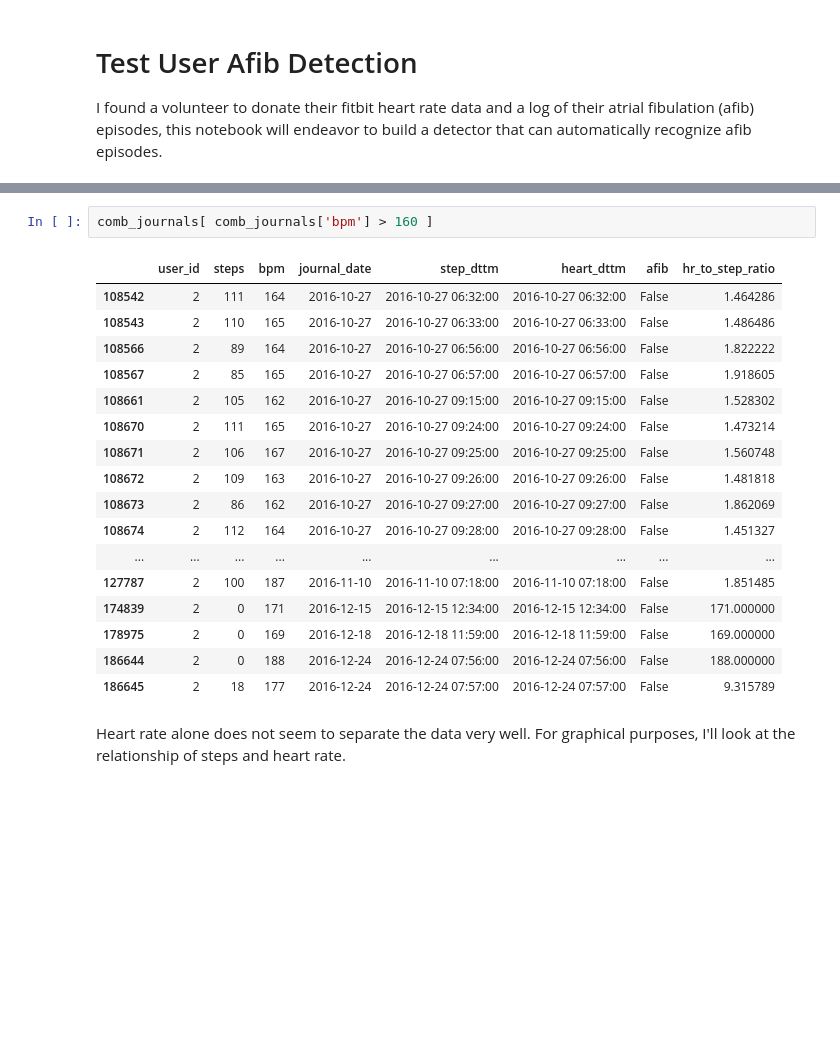
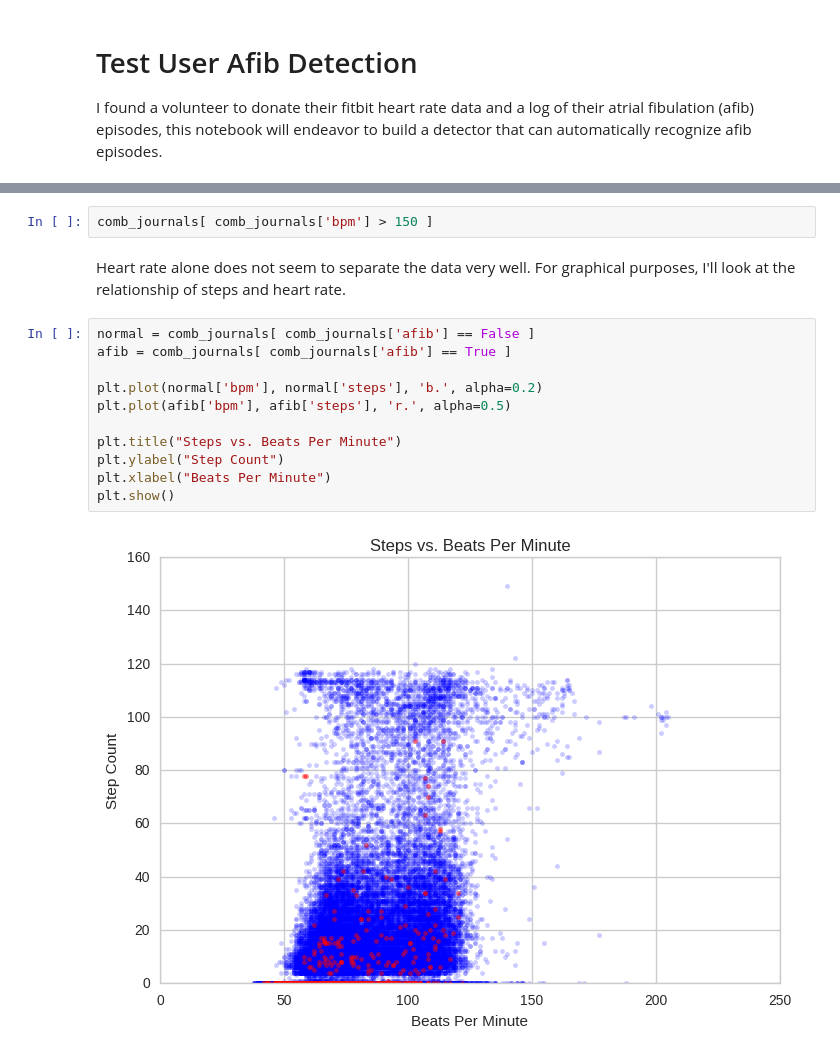
Before and after one commit to brycemcd/heart-rate-analysis, a Jupyter notebook: BAM-2017-01-11-afib-detection-test-user.ipynb, the cells around one changed output, grey strips where cells are left out. Saved outputs shown, nothing was run; the diff lists cells and outputs as text; blank space fills up the shorter version.

```diff
--- a/BAM-2017-01-11-afib-detection-test-user.ipynb
+++ b/BAM-2017-01-11-afib-detection-test-user.ipynb
@@ -79,22 +81,17 @@ plt.show()
 # %%
-comb_journals[ comb_journals['bpm'] > 160 ]
+comb_journals[ comb_journals['bpm'] > 150 ]
-# %% [output]
-|  | user_id | steps | bpm | journal_date | step_dttm | heart_dttm | afib | hr_to_step_ratio |
-| 108542 | 2 | 111 | 164 | 2016-10-27 | 2016-10-27 06:32:00 | 2016-10-27 06:32:00 | False | 1.464286 |
-| 108543 | 2 | 110 | 165 | 2016-10-27 | 2016-10-27 06:33:00 | 2016-10-27 06:33:00 | False | 1.486486 |
-| 108566 | 2 | 89 | 164 | 2016-10-27 | 2016-10-27 06:56:00 | 2016-10-27 06:56:00 | False | 1.822222 |
-| 108567 | 2 | 85 | 165 | 2016-10-27 | 2016-10-27 06:57:00 | 2016-10-27 06:57:00 | False | 1.918605 |
-| 108661 | 2 | 105 | 162 | 2016-10-27 | 2016-10-27 09:15:00 | 2016-10-27 09:15:00 | False | 1.528302 |
-| 108670 | 2 | 111 | 165 | 2016-10-27 | 2016-10-27 09:24:00 | 2016-10-27 09:24:00 | False | 1.473214 |
-| 108671 | 2 | 106 | 167 | 2016-10-27 | 2016-10-27 09:25:00 | 2016-10-27 09:25:00 | False | 1.560748 |
-| 108672 | 2 | 109 | 163 | 2016-10-27 | 2016-10-27 09:26:00 | 2016-10-27 09:26:00 | False | 1.481818 |
-| 108673 | 2 | 86 | 162 | 2016-10-27 | 2016-10-27 09:27:00 | 2016-10-27 09:27:00 | False | 1.862069 |
-| 108674 | 2 | 112 | 164 | 2016-10-27 | 2016-10-27 09:28:00 | 2016-10-27 09:28:00 | False | 1.451327 |
-| ... | ... | ... | ... | ... | ... | ... | ... | ... |
-| 127787 | 2 | 100 | 187 | 2016-11-10 | 2016-11-10 07:18:00 | 2016-11-10 07:18:00 | False | 1.851485 |
-| 174839 | 2 | 0 | 171 | 2016-12-15 | 2016-12-15 12:34:00 | 2016-12-15 12:34:00 | False | 171.000000 |
-| 178975 | 2 | 0 | 169 | 2016-12-18 | 2016-12-18 11:59:00 | 2016-12-18 11:59:00 | False | 169.000000 |
-| 186644 | 2 | 0 | 188 | 2016-12-24 | 2016-12-24 07:56:00 | 2016-12-24 07:56:00 | False | 188.000000 |
-| 186645 | 2 | 18 | 177 | 2016-12-24 | 2016-12-24 07:57:00 | 2016-12-24 07:57:00 | False | 9.315789 |
 # %% [markdown]
 Heart rate alone does not seem to separate the data very well. For graphical purposes, I'll look at the relationship of steps and heart rate.
+# %%
+normal = comb_journals[ comb_journals['afib'] == False ]
+afib = comb_journals[ comb_journals['afib'] == True ]
+
+plt.plot(normal['bpm'], normal['steps'], 'b.', alpha=0.2)
+plt.plot(afib['bpm'], afib['steps'], 'r.', alpha=0.5)
+
+plt.title("Steps vs. Beats Per Minute")
+plt.ylabel("Step Count")
+plt.xlabel("Beats Per Minute")
+plt.show()
+# %% [output]
+[figure, added]
```
Also changed, not shown: parts of 16 cells of this notebook.
